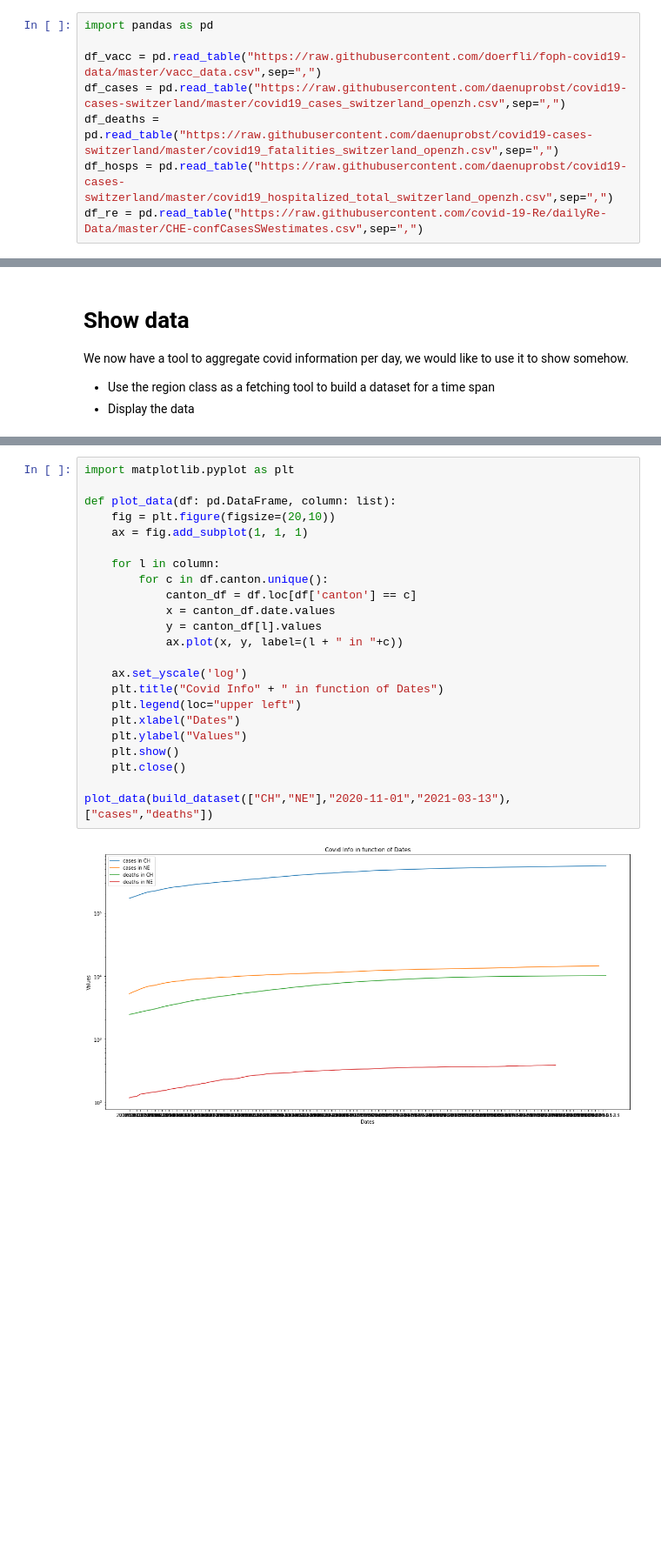
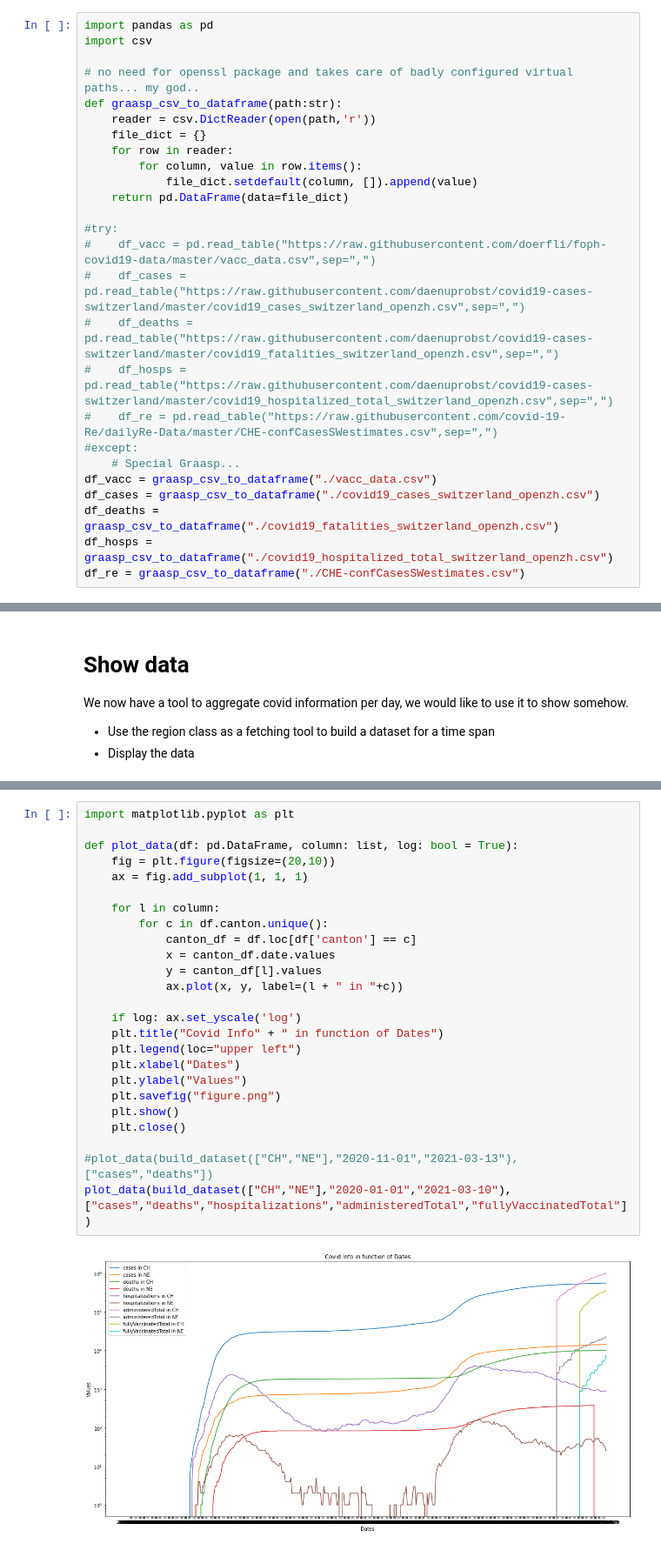
Before and after one commit to RomainClaret/msc.ct.project, a Jupyter notebook: CT-Project.ipynb, the cells around one changed output, grey strips where cells are left out. Shown at 87% size. Cells and saved outputs as stored; diff of their text form; blank space fills up the shorter version.

Commit message:
/bugfixes +graasp compatibility

```diff
--- a/CT-Project.ipynb
+++ b/CT-Project.ipynb
@@ -131,12 +131,30 @@ Finally, I will be focusing on maintained (up to date) datasets:
 | median_R_lowHPD  | Low Median R_e                         | Value      | 0.59       |
 # %%
 import pandas as pd
+import csv
 
-df_vacc = pd.read_table("https://raw.githubusercontent.com/doerfli/foph-covid19-data/master/vacc_data.csv",sep=",")
-df_cases = pd.read_table("https://raw.githubusercontent.com/daenuprobst/covid19-cases-switzerland/master/covid19_cases_switzerland_openzh.csv",sep=",")
-df_deaths = pd.read_table("https://raw.githubusercontent.com/daenuprobst/covid19-cases-switzerland/master/covid19_fatalities_switzerland_openzh.csv",sep=",")
-df_hosps = pd.read_table("https://raw.githubusercontent.com/daenuprobst/covid19-cases-switzerland/master/covid19_hospitalized_total_switzerland_openzh.csv",sep=",")
-df_re = pd.read_table("https://raw.githubusercontent.com/covid-19-Re/dailyRe-Data/master/CHE-confCasesSWestimates.csv",sep=",")
+# no need for openssl package and takes care of badly configured virtual paths... my god..
+def graasp_csv_to_dataframe(path:str):
+    reader = csv.DictReader(open(path,'r'))
+    file_dict = {}
+    for row in reader:
+        for column, value in row.items():
+            file_dict.setdefault(column, []).append(value)
+    return pd.DataFrame(data=file_dict)
+
+#try:
+#    df_vacc = pd.read_table("https://raw.githubusercontent.com/doerfli/foph-covid19-data/master/vacc_data.csv",sep=",")
+#    df_cases = pd.read_table("https://raw.githubusercontent.com/daenuprobst/covid19-cases-switzerland/master/covid19_cases_switzerland_openzh.csv",sep=",")
+#    df_deaths = pd.read_table("https://raw.githubusercontent.com/daenuprobst/covid19-cases-switzerland/master/covid19_fatalities_switzerland_openzh.csv",sep=",")
+#    df_hosps = pd.read_table("https://raw.githubusercontent.com/daenuprobst/covid19-cases-switzerland/master/covid19_hospitalized_total_switzerland_openzh.csv",sep=",")
+#    df_re = pd.read_table("https://raw.githubusercontent.com/covid-19-Re/dailyRe-Data/master/CHE-confCasesSWestimates.csv",sep=",")
+#except:
+    # Special Graasp...
+df_vacc = graasp_csv_to_dataframe("./vacc_data.csv")
+df_cases = graasp_csv_to_dataframe("./covid19_cases_switzerland_openzh.csv")
+df_deaths = graasp_csv_to_dataframe("./covid19_fatalities_switzerland_openzh.csv")
+df_hosps = graasp_csv_to_dataframe("./covid19_hospitalized_total_switzerland_openzh.csv")
+df_re = graasp_csv_to_dataframe("./CHE-confCasesSWestimates.csv")
 # %% [markdown]
 # (side note) Build custom dataset
 This part will not be used as the project specifications require the use of classes. And this part of the project seemed to be compatible with that specification. Since I was not planning initially to use classes, this is how it would have been done using a dataframe.
@@ -471,25 +490,27 @@ build_dataset(["CH","NE"],"2021-02-10","2021-02-27").head()
 # %%
 import matplotlib.pyplot as plt
 
-def plot_data(df: pd.DataFrame, column: list):
+def plot_data(df: pd.DataFrame, column: list, log: bool = True):
     fig = plt.figure(figsize=(20,10))
     ax = fig.add_subplot(1, 1, 1)
 
     for l in column:
         for c in df.canton.unique():
             canton_df = df.loc[df['canton'] == c]
             x = canton_df.date.values
             y = canton_df[l].values
             ax.plot(x, y, label=(l + " in "+c))
 
-    ax.set_yscale('log')
+    if log: ax.set_yscale('log')
     plt.title("Covid Info" + " in function of Dates")
     plt.legend(loc="upper left")
     plt.xlabel("Dates")
     plt.ylabel("Values")
+    plt.savefig("figure.png")
     plt.show()
     plt.close()
 
-plot_data(build_dataset(["CH","NE"],"2020-11-01","2021-03-13"), ["cases","deaths"])
+#plot_data(build_dataset(["CH","NE"],"2020-11-01","2021-03-13"), ["cases","deaths"])
+plot_data(build_dataset(["CH","NE"],"2020-01-01","2021-03-10"), ["cases","deaths","hospitalizations","administeredTotal","fullyVaccinatedTotal"])
 # %% [output]
-[figure, old version]
+[figure, new version]
```
Also changed, not shown: parts of 3 cells of this notebook, 6 other files.
